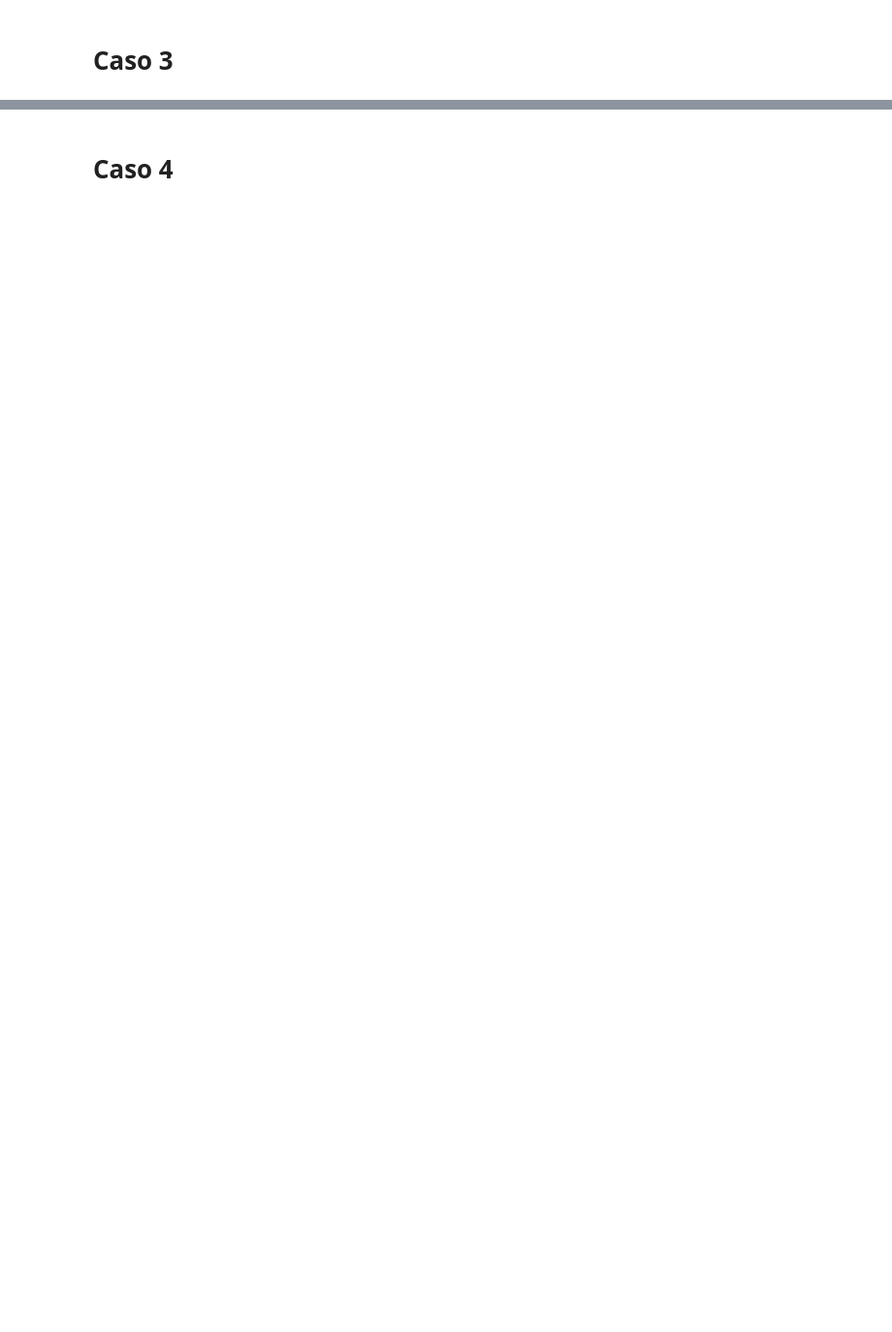
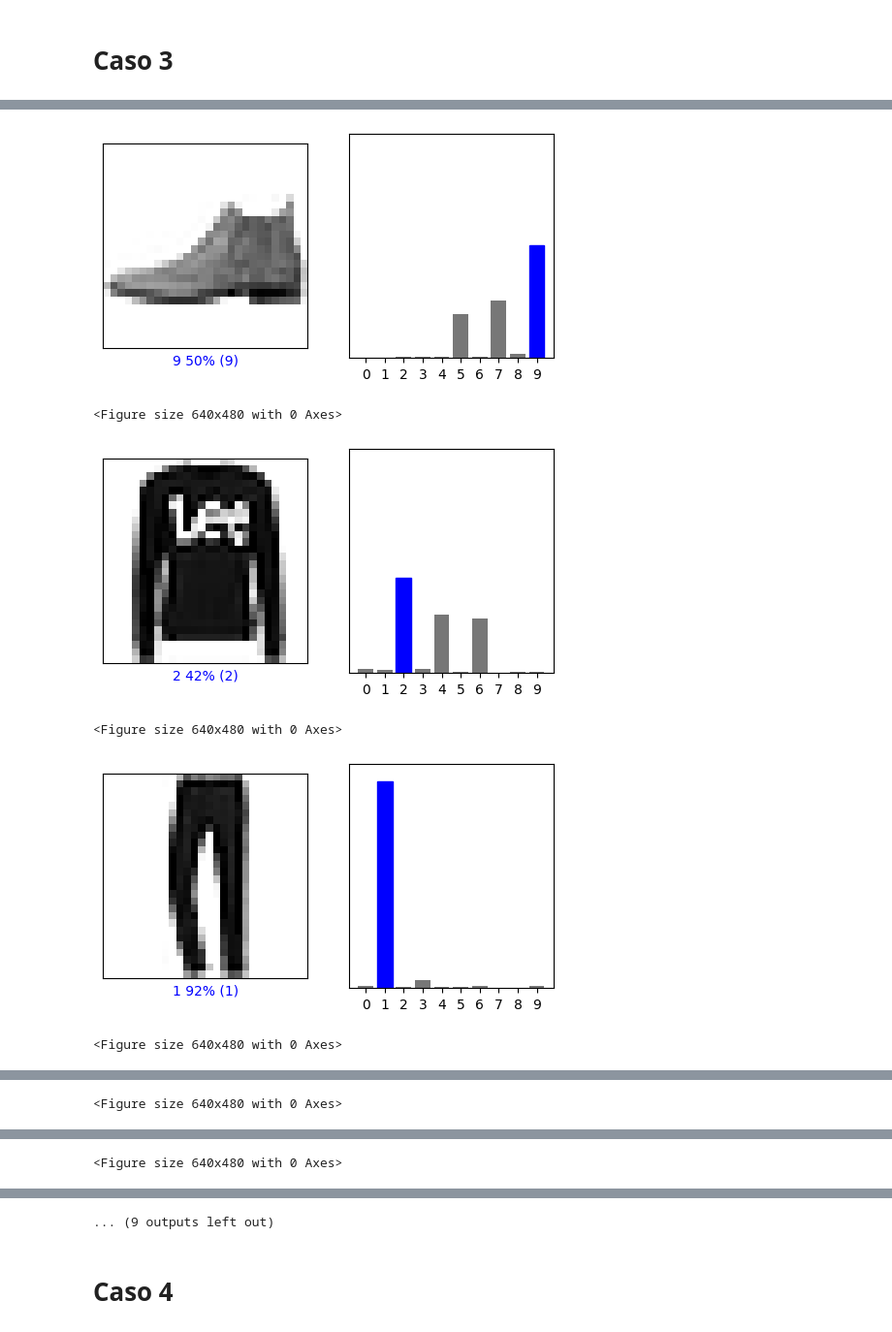
Before and after one commit to NoahGV/persona, a Jupyter notebook: Practica1.ipynb, the cells around one changed output, grey strips where cells are left out. Shown at 97% size. Saved outputs shown, nothing was run; the diff lists cells and outputs as text; code cells hidden in the pictures; blank space fills up the shorter version.

```diff
--- a/Practica1.ipynb
+++ b/Practica1.ipynb
@@ -356,7 +515,7 @@ train_labels = to_categorical(train_labels)
 test_labels = to_categorical(test_labels)
 # %%
 network4 = models.Sequential()
-network4.add(layers.flatten(input_shape=(28,28)))
+network4.add(Flatten(input_shape=(28*28,)))
 network4.add(layers.Dense(10, activation='sigmoid'))
 network4.add(layers.Dense(10, activation='softmax'))
 network4.summary()
@@ -379,7 +569,7 @@ test_images = test_images.reshape((10000, 28 * 28))
 train_images = train_images.astype('float32') / 255
 test_images = test_images.astype('float32') / 255
 
-predictions = network.predict(test_images)
+predictions = network4.predict(test_images)
 
 for i in range(10):
   plt.figure(figsize=(6,3))
@@ -389,3 +579,4 @@ for i in range(10):
   plot_value_array(i, predictions[i],  test_labels)
   plt.show()
   plt.clf()
+# %% [output]
@@ -391,0 +584,6 @@ for i in range(10):
+[figure, added]
+<Figure size 640x480 with 0 Axes>
+[figure, added]
+<Figure size 640x480 with 0 Axes>
+[figure, added]
+<Figure size 640x480 with 0 Axes>
@@ -391,0 +591 @@ for i in range(10):
+<Figure size 640x480 with 0 Axes>
@@ -391,0 +593 @@ for i in range(10):
+<Figure size 640x480 with 0 Axes>
@@ -392,3 +595,4 @@ for i in range(10):
+... (9 outputs left out)
 # %% [markdown]
 # Caso 4
 # %%
```
Also changed, not shown: parts of 29 cells of this notebook.
